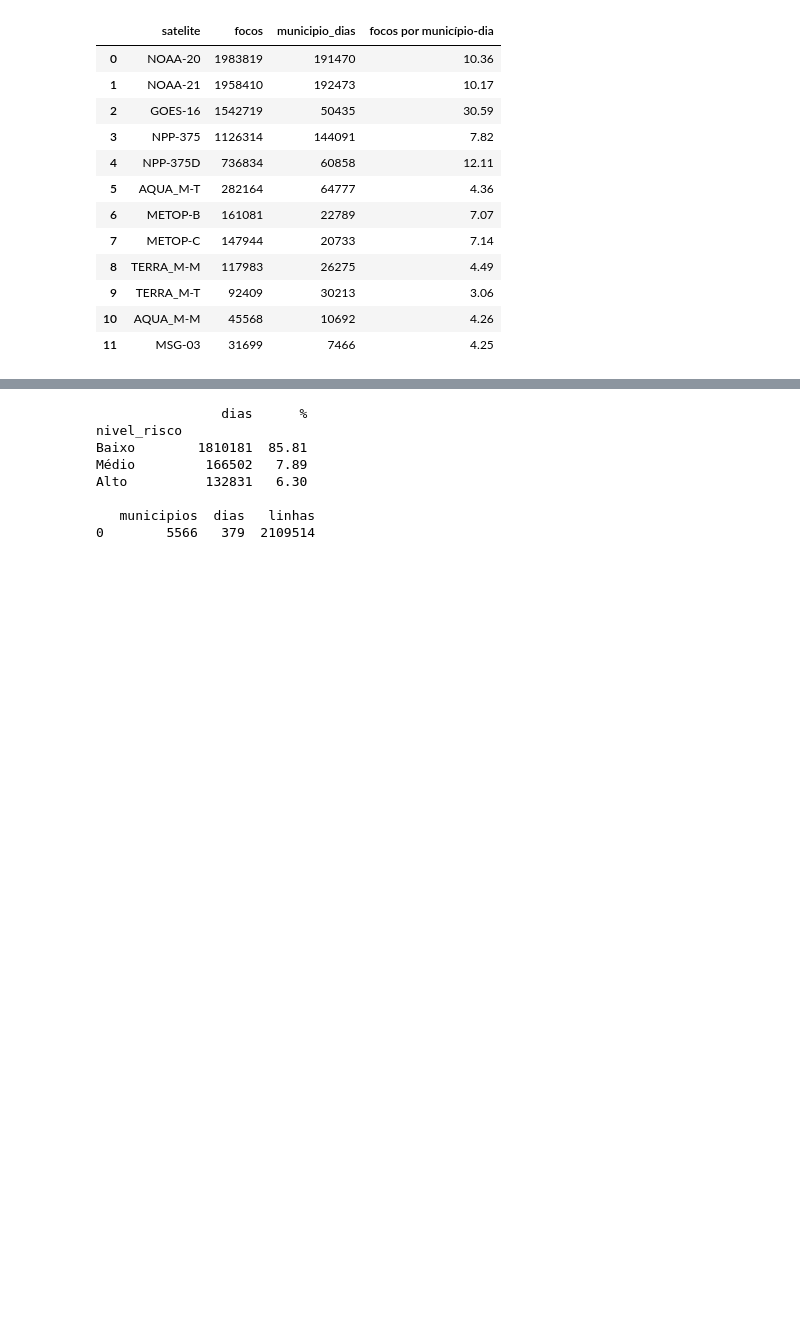
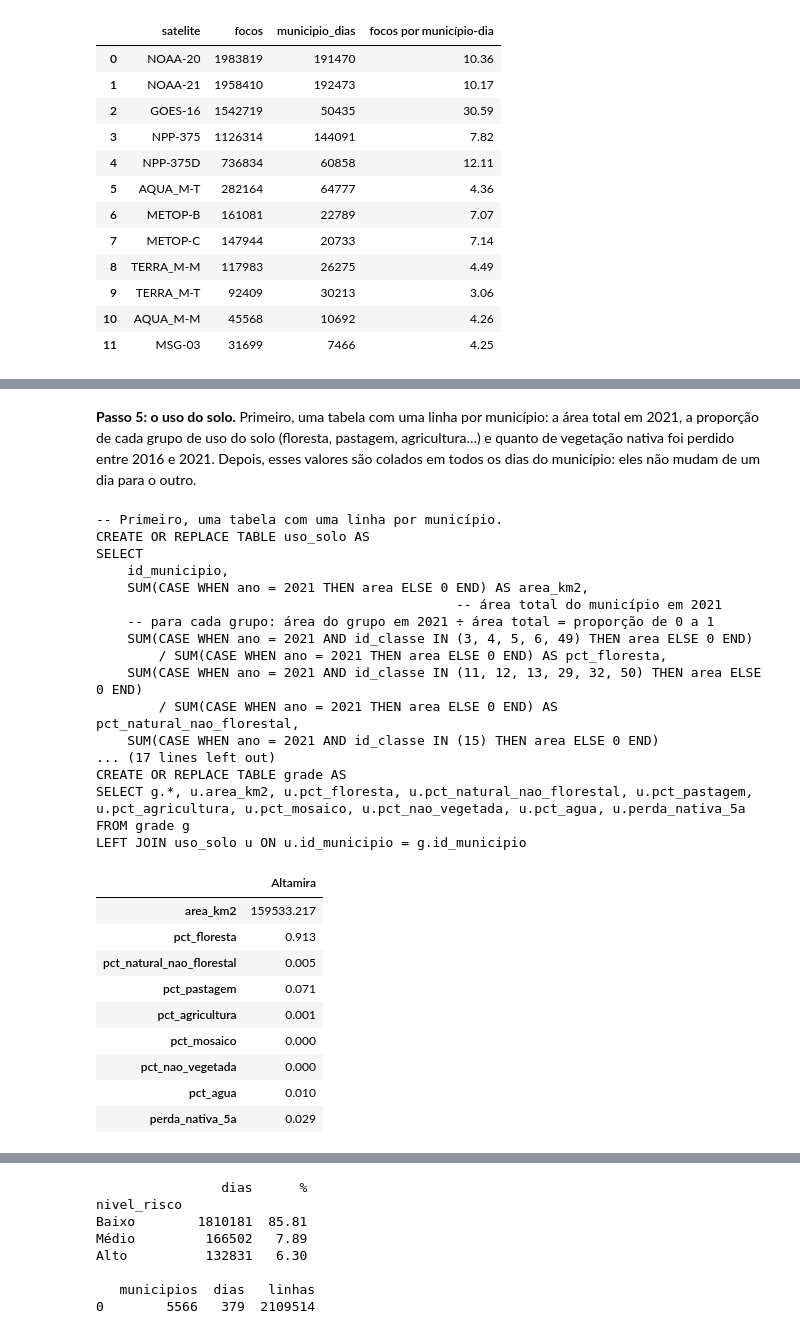
Before and after one commit to heliogil/risco-incendio-municipio, a Jupyter notebook: 01_eda.ipynb, the cells around one changed output, grey strips where cells are left out. Saved outputs shown, nothing was run; the diff lists cells and outputs as text; code cells hidden in the pictures; blank space fills up the shorter version.

```diff
--- a/01_eda.ipynb
+++ b/01_eda.ipynb
@@ -259,0 +370,36 @@ remover_sem_historico  grade:   2109514 linhas, 20 colunas
+# %% [markdown]
+**Passo 5: o uso do solo.** Primeiro, uma tabela com uma linha por município: a área total em 2021, a
+proporção de cada grupo de uso do solo (floresta, pastagem, agricultura…) e quanto de vegetação nativa foi
+perdido entre 2016 e 2021. Depois, esses valores são colados em todos os dias do município: eles não mudam
+de um dia para o outro.
+# %%
+print(cb.criar_uso_do_solo(con))
+q('SELECT * EXCLUDE (id_municipio) FROM uso_solo WHERE id_municipio = 1500602').round(3).T.rename(columns={0: 'Altamira'})
+# %% [output]
+-- Primeiro, uma tabela com uma linha por município.
+CREATE OR REPLACE TABLE uso_solo AS
+SELECT
+    id_municipio,
+    SUM(CASE WHEN ano = 2021 THEN area ELSE 0 END) AS area_km2,
+                                              -- área total do município em 2021
+    -- para cada grupo: área do grupo em 2021 ÷ área total = proporção de 0 a 1
+    SUM(CASE WHEN ano = 2021 AND id_classe IN (3, 4, 5, 6, 49) THEN area ELSE 0 END)
+        / SUM(CASE WHEN ano = 2021 THEN area ELSE 0 END) AS pct_floresta,
+    SUM(CASE WHEN ano = 2021 AND id_classe IN (11, 12, 13, 29, 32, 50) THEN area ELSE 0 END)
+        / SUM(CASE WHEN ano = 2021 THEN area ELSE 0 END) AS pct_natural_nao_florestal,
+    SUM(CASE WHEN ano = 2021 AND id_classe IN (15) THEN area ELSE 0 END)
+... (17 lines left out)
+CREATE OR REPLACE TABLE grade AS
+SELECT g.*, u.area_km2, u.pct_floresta, u.pct_natural_nao_florestal, u.pct_pastagem, u.pct_agricultura, u.pct_mosaico, u.pct_nao_vegetada, u.pct_agua, u.perda_nativa_5a
+FROM grade g
+LEFT JOIN uso_solo u ON u.id_municipio = g.id_municipio
+|  | Altamira |
+| area_km2 | 159533.217 |
+| pct_floresta | 0.913 |
+| pct_natural_nao_florestal | 0.005 |
+| pct_pastagem | 0.071 |
+| pct_agricultura | 0.001 |
+| pct_mosaico | 0.000 |
+| pct_nao_vegetada | 0.000 |
+| pct_agua | 0.010 |
+| perda_nativa_5a | 0.029 |
```
Also changed, not shown: parts of 22 cells of this notebook, 2 other files.
